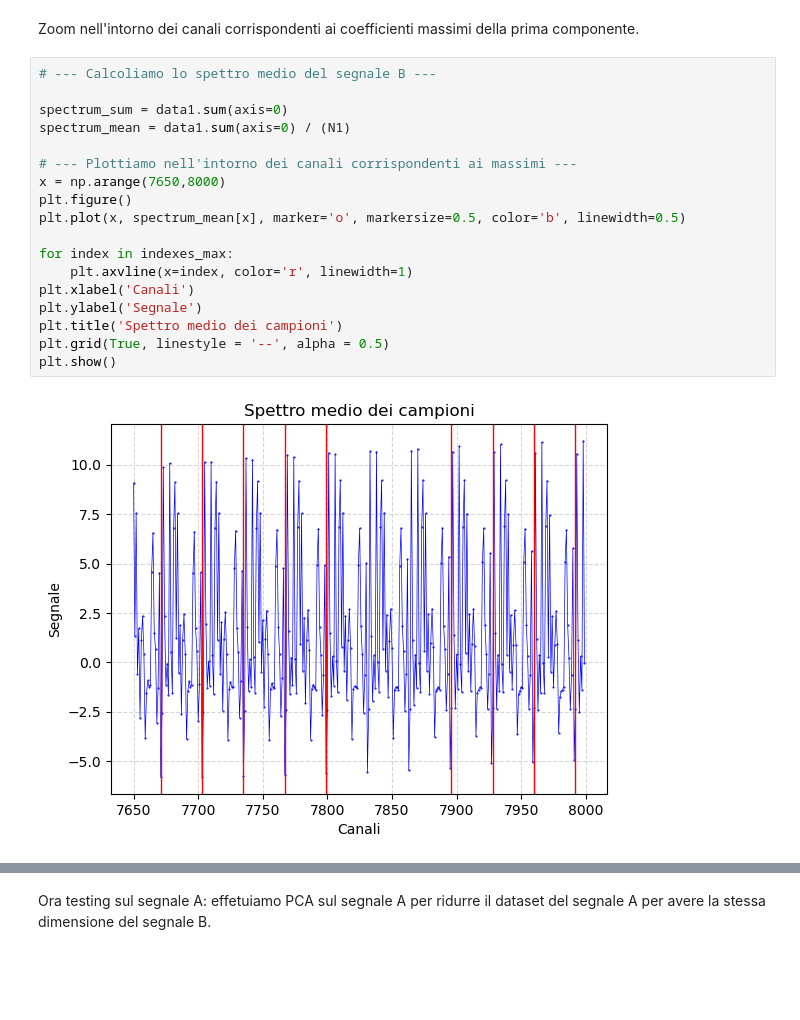
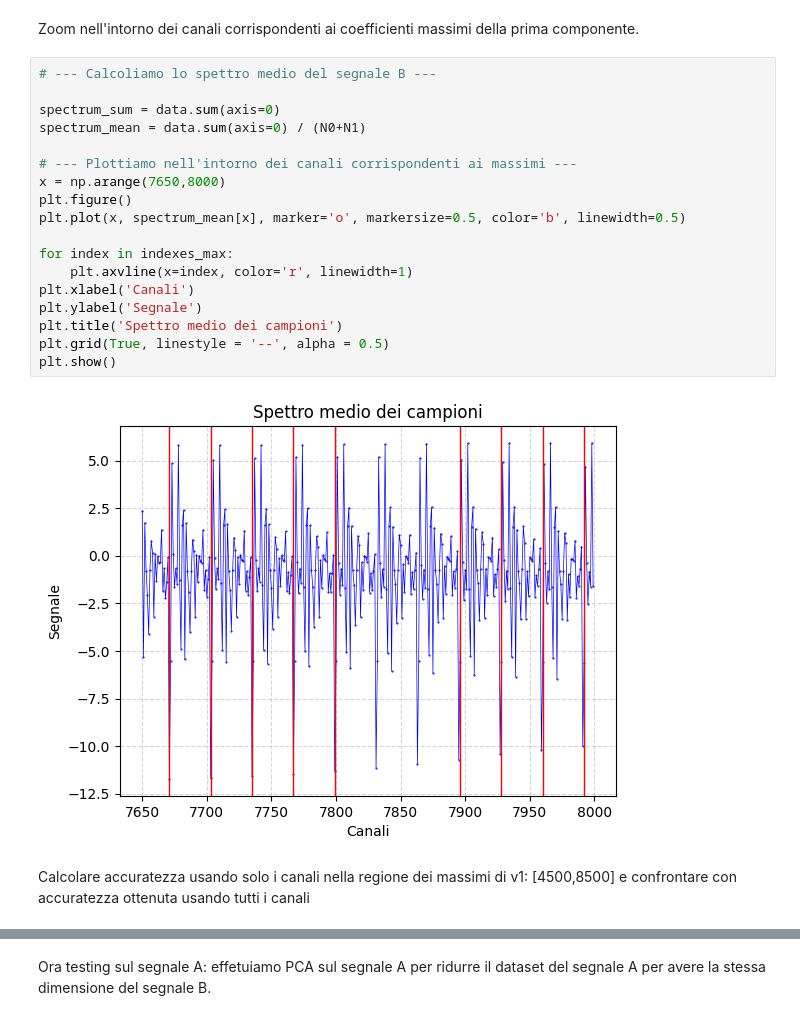
Before and after one commit to fiorello-mino/applicazioni_machine_learning, a Jupyter notebook: SVM/main_svm_cv.ipynb, the cells around one changed output, grey strips where cells are left out. Saved outputs shown, nothing was run; the diff lists cells and outputs as text; blank space fills up the shorter version.

```diff
--- a/SVM/main_svm_cv.ipynb
+++ b/SVM/main_svm_cv.ipynb
@@ -362,20 +363,22 @@ Zoom nell'intorno dei canali corrispondenti ai coefficienti massimi della prima
 # %%
 # --- Calcoliamo lo spettro medio del segnale B ---
 
-spectrum_sum = data1.sum(axis=0)
-spectrum_mean = data1.sum(axis=0) / (N1)
+spectrum_sum = data.sum(axis=0)
+spectrum_mean = data.sum(axis=0) / (N0+N1)
 
 # --- Plottiamo nell'intorno dei canali corrispondenti ai massimi ---
 x = np.arange(7650,8000)
 plt.figure()
 plt.plot(x, spectrum_mean[x], marker='o', markersize=0.5, color='b', linewidth=0.5)
 
 for index in indexes_max:
     plt.axvline(x=index, color='r', linewidth=1)
 plt.xlabel('Canali')
 plt.ylabel('Segnale')
 plt.title('Spettro medio dei campioni')
 plt.grid(True, linestyle = '--', alpha = 0.5)
 plt.show()
 # %% [output]
-[figure, old version]
+[figure, new version]
+# %% [markdown]
+Calcolare accuratezza usando solo i canali nella regione dei massimi di v1: [4500,8500] e confrontare con accuratezza ottenuta usando tutti i canali
```
Also changed, not shown: parts of 10 cells of this notebook.
